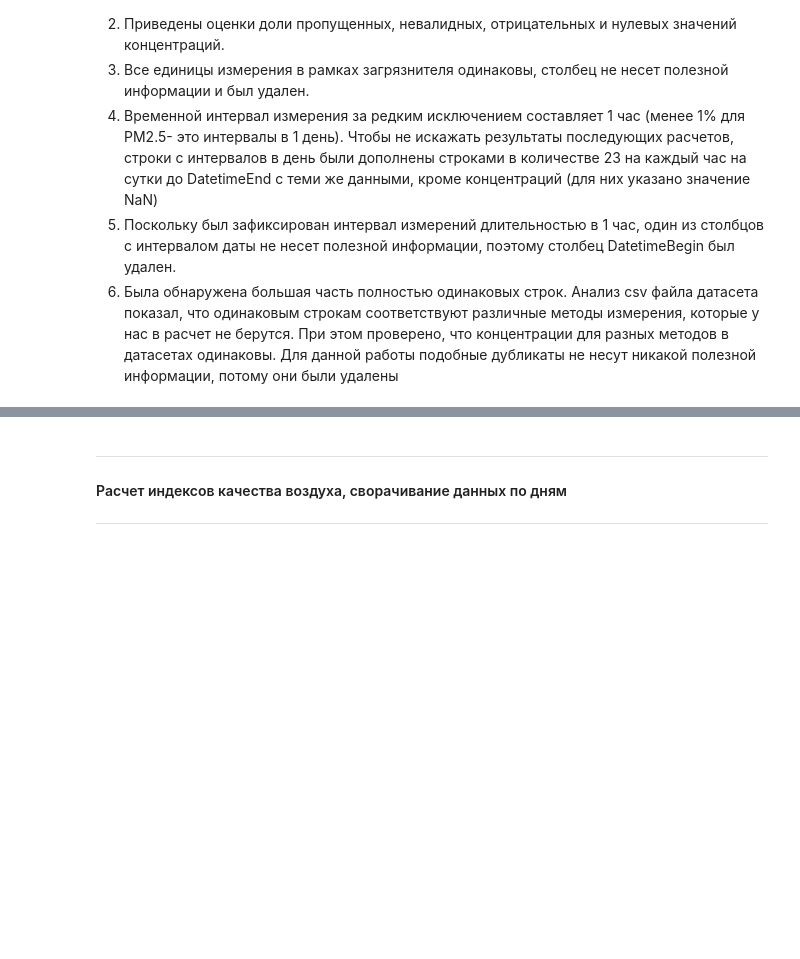
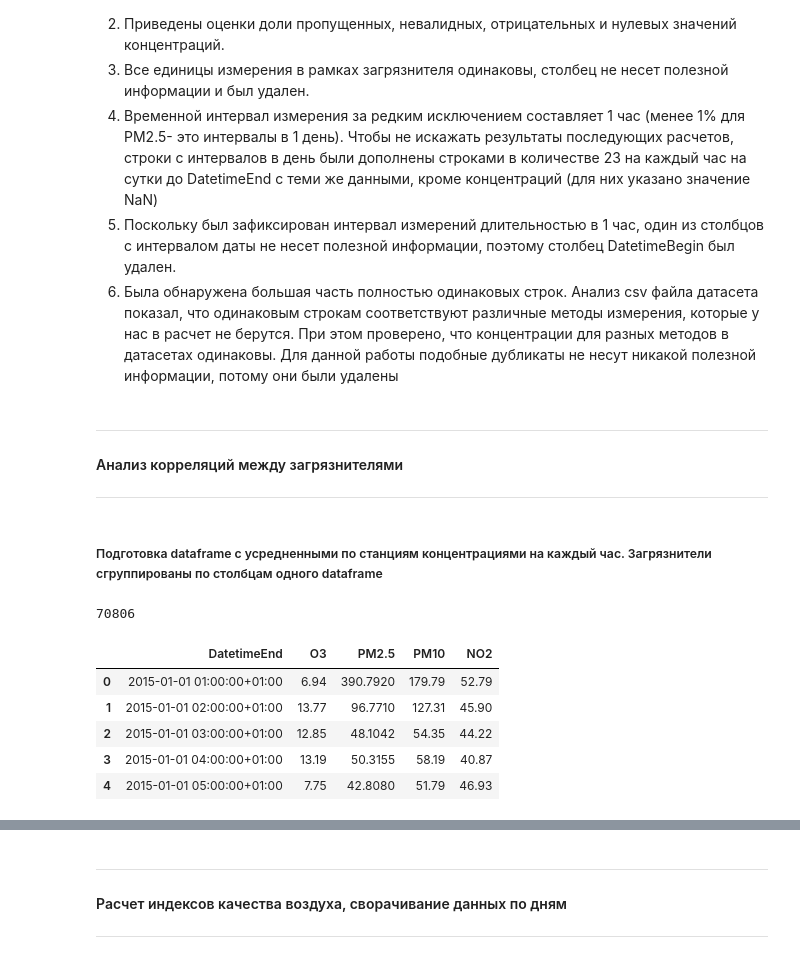
Before and after one commit to AlexandraNasonova/air_pollution_predict, a Jupyter notebook: airpollpredictor/eda/eda_one_station/eda2_selected_pollutant_data_clean_up.ipynb, the cells around one changed output, grey strips where cells are left out. Cells and saved outputs as stored; diff of their text form; code cells hidden in the pictures; blank space fills up the shorter version.

```diff
--- a/airpollpredictor/eda/eda_one_station/eda2_selected_pollutant_data_clean_up.ipynb
+++ b/airpollpredictor/eda/eda_one_station/eda2_selected_pollutant_data_clean_up.ipynb
@@ -399,3 +453,26 @@ for i in range(len(POL_CODES)):
 4. Временной интервал измерения за редким исключением составляет 1 час (менее 1% для PM2.5- это интервалы в 1 день). Чтобы не искажать результаты последующих расчетов, строки с интервалов в день были дополнены строками в количестве 23 на каждый час на сутки до DatetimeEnd с теми же данными, кроме концентраций (для них указано значение NaN)
 5. Поскольку был зафиксирован интервал измерений длительностью в 1 час, один из столбцов с интервалом даты не несет полезной информации, поэтому столбец DatetimeBegin был удален.
 6. Была обнаружена большая часть полностью одинаковых строк. Анализ csv файла датасета показал, что одинаковым строкам соответствуют различные методы измерения, которые у нас в расчет не берутся. При этом проверено, что концентрации для разных методов в датасетах одинаковы. Для данной работы подобные дубликаты не несут никакой полезной информации, потому они были удалены
+# %% [markdown]
+***
+#### Анализ корреляций между загрязнителями
+***
+# %% [markdown]
+##### Подготовка dataframe с усредненными по станциям концентрациями на каждый час. Загрязнители сгруппированы по столбцам одного dataframe
+# %%
+df_mean_list = list()
+for i in range(len(POL_CODES)):
+    df_p = df_list[i].reset_index()
+    df_mean_list.append(df_p.groupby('DatetimeEnd', as_index=False)['Concentration'].mean())
+    df_mean_list[i].rename(columns={'Concentration': POL_NAMES[POL_CODES[i]]}, inplace=True)
+df_ts = reduce(lambda df1, df2: df1.merge(df2, how='outer', left_on=['DatetimeEnd'], right_on=['DatetimeEnd']), df_mean_list)
+print(df_ts.shape[0])
+df_ts.head()
+# %% [output]
+70806
+|  | DatetimeEnd | O3 | PM2.5 | PM10 | NO2 |
+| 0 | 2015-01-01 01:00:00+01:00 | 6.94 | 390.7920 | 179.79 | 52.79 |
+| 1 | 2015-01-01 02:00:00+01:00 | 13.77 | 96.7710 | 127.31 | 45.90 |
+| 2 | 2015-01-01 03:00:00+01:00 | 12.85 | 48.1042 | 54.35 | 44.22 |
+| 3 | 2015-01-01 04:00:00+01:00 | 13.19 | 50.3155 | 58.19 | 40.87 |
+| 4 | 2015-01-01 05:00:00+01:00 | 7.75 | 42.8080 | 51.79 | 46.93 |
```
Also changed, not shown: parts of 7 cells of this notebook, 1 other file.
